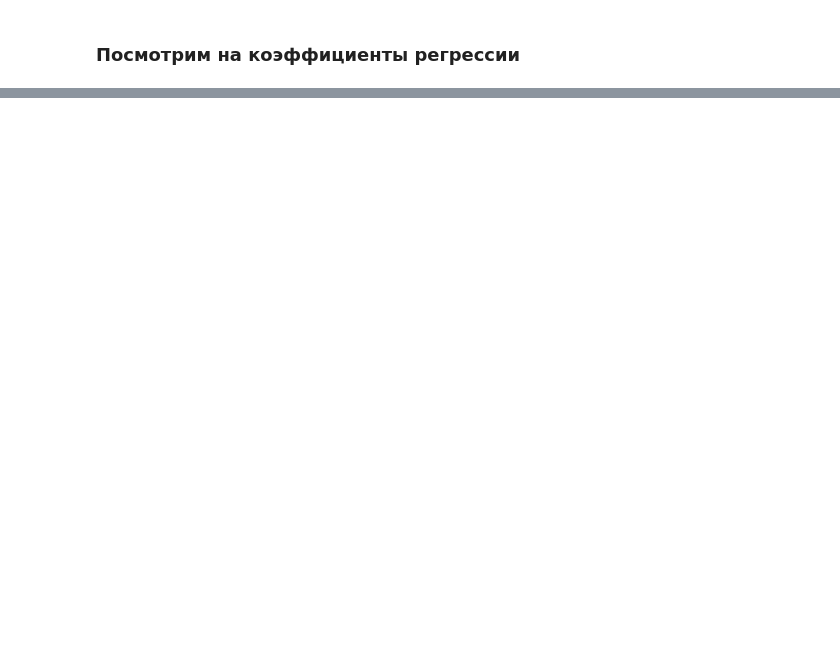
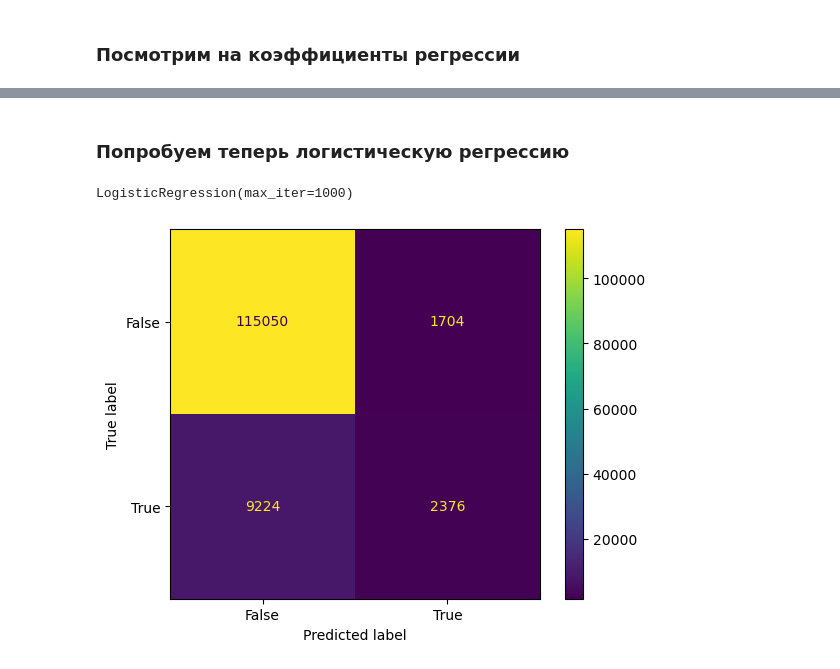
Before and after one commit to mvarentsov/ML4hydromet-2025, a Jupyter notebook: examples/Lect03_LR_real_data.ipynb, the cells around one changed output, grey strips where cells are left out. Saved outputs shown, nothing was run; the diff lists cells and outputs as text; code cells hidden in the pictures; blank space fills up the shorter version.

```diff
--- a/examples/Lect03_LR_real_data.ipynb
+++ b/examples/Lect03_LR_real_data.ipynb
@@ -65,0 +111,16 @@ plt.title('Коэффициенты линейной регрессии')
+# %% [markdown]
+### Попробуем теперь логистическую регрессию
+# %%
+from sklearn.linear_model import LogisticRegression
+from sklearn.metrics import ConfusionMatrixDisplay
+
+df_Xy = df.copy().drop(columns=['tg', 'td', 'psl']).dropna()
+
+y = df_Xy['tcc'] == 0 #overcast or clear
+
+X = df_Xy.drop(columns=['tcc'])
+# %%
+model = LogisticRegression(max_iter=1000)
+model.fit(X, y)
+# %% [output]
+LogisticRegression(max_iter=1000)
@@ -65,0 +129,4 @@ plt.title('Коэффициенты линейной регрессии')
+# %%
+_ = ConfusionMatrixDisplay.from_estimator(model, X, y)
+# %% [output]
+[figure, added]
```
Also changed, not shown: parts of 6 cells of this notebook, 2 other files.
